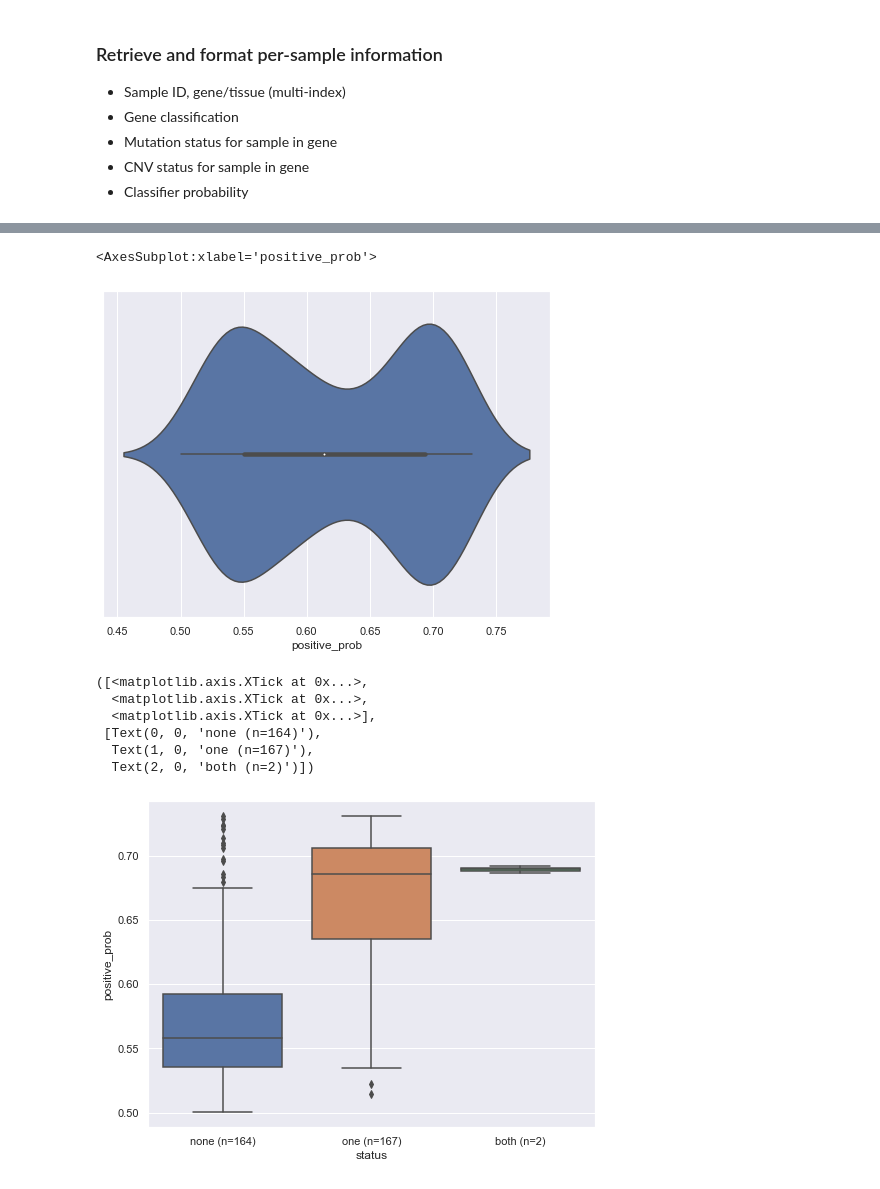
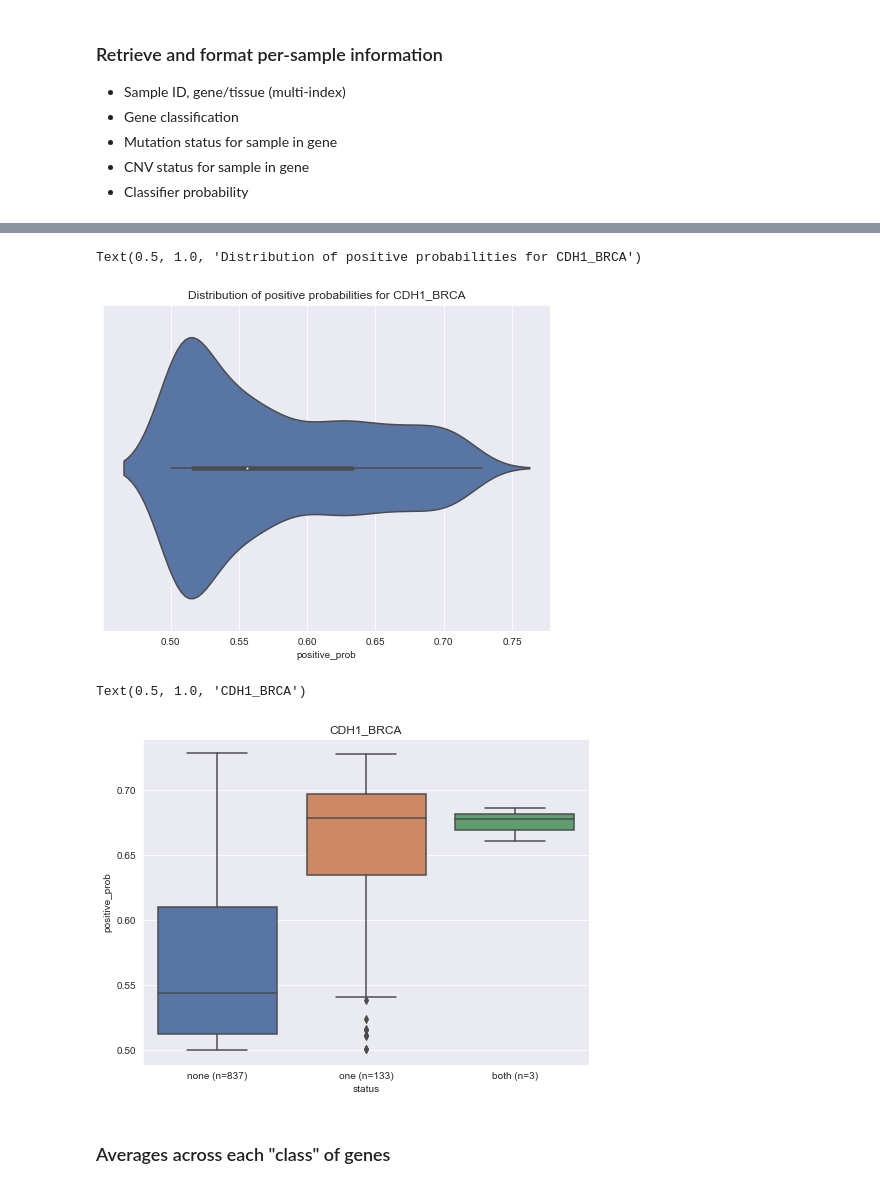
Before and after one commit to greenelab/mutation-fn, a Jupyter notebook: 3_park_analysis.ipynb, the cells around one changed output, grey strips where cells are left out. Drawn from its saved outputs; the diff is of its cells as text; code cells hidden in the pictures.

```diff
--- a/3_park_analysis.ipynb
+++ b/3_park_analysis.ipynb
@@ -154,7 +154,7 @@ park_gain_df.head()
 # %%
 from scipy.special import expit
 
-def get_info_for_gene_and_tissue(identifier, class_df):
+def get_info_for_gene_and_tissue(identifier, classification):
     gene, tissue = identifier.split('_')
     preds_file = park_preds_dir / 'expression_{}_raw_preds.tsv'.format(identifier)
     preds_df = pd.read_csv(preds_file, sep='\t', skiprows=1,
@@ -168,13 +168,10 @@ def get_info_for_gene_and_tissue(identifier, class_df):
     # get mutation status for samples
     preds_df['mutation_status'] = mutation_df.loc[preds_df.index, gene]
 
-
     # get copy status for samples
-    id_class = class_df.loc[identifier, 'classification']
-    print(id_class)
-    if id_class == 'TSG':
+    if classification == 'TSG':
         copy_status = copy_loss_df.loc[preds_df.index, gene]
-    elif id_class == 'Oncogene':
+    elif classification == 'Oncogene':
         copy_status = copy_gain_df.loc[preds_df.index, gene]
     preds_df['copy_status'] = copy_status
 
@@ -189,8 +186,3 @@ def get_info_for_gene_and_tissue(identifier, class_df):
     preds_df['status'] = preds_df.apply(status_from_mut_info, axis=1)
 
     return preds_df
-
-df = get_info_for_gene_and_tissue('TP53_STAD', park_loss_df)
-print(df.mutation_status.isna().sum())
-print(df.copy_status.isna().sum())
-df.head(20)
@@ -217,0 +189,6 @@ TSG
+# %%
+plot_id = 'CDH1_BRCA'
+df = get_info_for_gene_and_tissue(plot_id, 'TSG')
+print(df.mutation_status.isna().sum())
+print(df.copy_status.isna().sum())
+df.head()
@@ -218,9 +204,10 @@ TSG
 # %%
 sns.set({'figure.figsize': (8, 6)})
-sns.violinplot(df.positive_prob)
+sns.violinplot(x=df.positive_prob)
+plt.title('Distribution of positive probabilities for {}'.format(plot_id))
 # %% [output]
-<AxesSubplot:xlabel='positive_prob'>
+Text(0.5, 1.0, 'Distribution of positive probabilities for CDH1_BRCA')
-[figure, old version]
+[figure, new version]
 # %%
 order = ['none', 'one', 'both']
 sns.set({'figure.figsize': (8, 6)})
@@ -234,11 +221,9 @@ def get_counts(status):
 count_map = get_counts(df.status.values)
 plt.xticks(np.arange(3),
            ['{} (n={})'.format(l, count_map[l]) for l in order])
+plt.title(plot_id)
 # %% [output]
-([<matplotlib.axis.XTick at 0x...>,
-  <matplotlib.axis.XTick at 0x...>,
-  <matplotlib.axis.XTick at 0x...>],
- [Text(0, 0, 'none (n=164)'),
-  Text(1, 0, 'one (n=167)'),
-  Text(2, 0, 'both (n=2)')])
+Text(0.5, 1.0, 'CDH1_BRCA')
-[figure, old version]
+[figure, new version]
+# %% [markdown]
+### Averages across each "class" of genes
```
Also changed, not shown: parts of 9 cells of this notebook, 1 other file.
